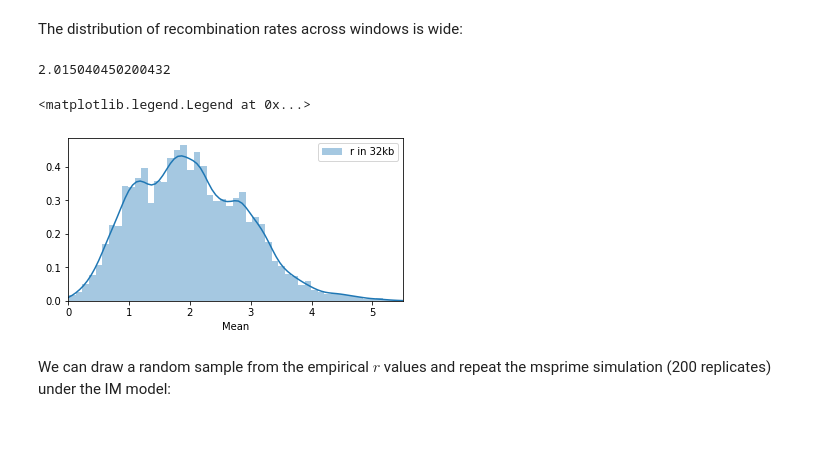
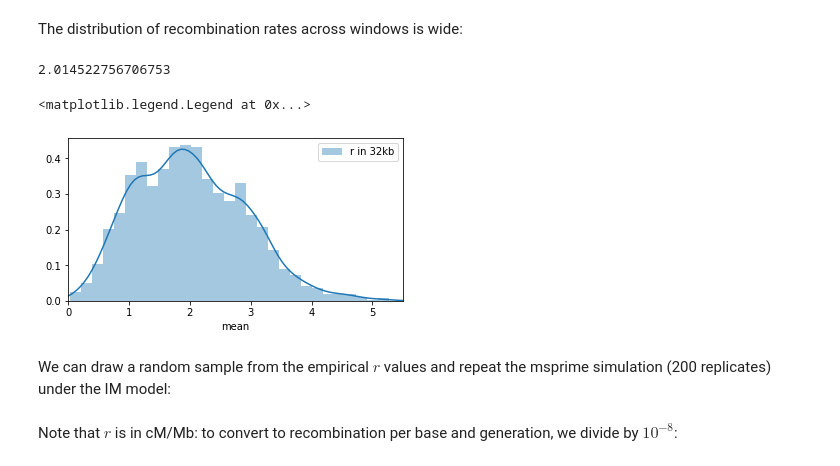
Before and after one commit to DRL/SMBE-SGE-2019, a Jupyter notebook: Session_2/Fst_short_chuncks/simulating_windowise_Fst.ipynb, the cells around one changed output. Saved outputs shown, nothing was run; the diff lists cells and outputs as text; code cells hidden in the pictures; blank space fills up the shorter version.

```diff
--- a/Session_2/Fst_short_chuncks/simulating_windowise_Fst.ipynb
+++ b/Session_2/Fst_short_chuncks/simulating_windowise_Fst.ipynb
@@ -367,15 +394,15 @@ median = 70.566kb
 # %% [markdown]
 The distribution of recombination rates across windows is wide:
 # %%
-print(hapmap['Mean'].mean()/2)
+print(hapmap['mean'].mean()/2)
 fig, ax = plt.subplots(figsize=(6,3))
-sns.distplot(hapmap['Mean']/2, label='r in 32kb')
+sns.distplot(hapmap['mean']/2, label='r in 32kb')
 ax.set_xlim((0, 5.5))
 plt.legend()
 # %% [output]
-2.015040450200432
+2.014522756706753
 <matplotlib.legend.Legend at 0x...>
-[figure, old version]
+[figure, new version]
 # %% [markdown]
 We can draw a random sample from the empirical $r$ values and repeat the msprime simulation (200 replicates) under the IM model:
 # %%
@@ -385,3 +412,5 @@ recomb = np.random.choice(hapmap['Mean']/2,size=num_reps)
+# %% [markdown]
+Note that $r$ is in cM/Mb: to convert to recombination per base and generation, we divide by $10^{-8}$:
 # %%
 replicates_RecHet = [msprime.simulate(
         length = seqLength,
```
Also changed, not shown: parts of 22 cells of this notebook.
